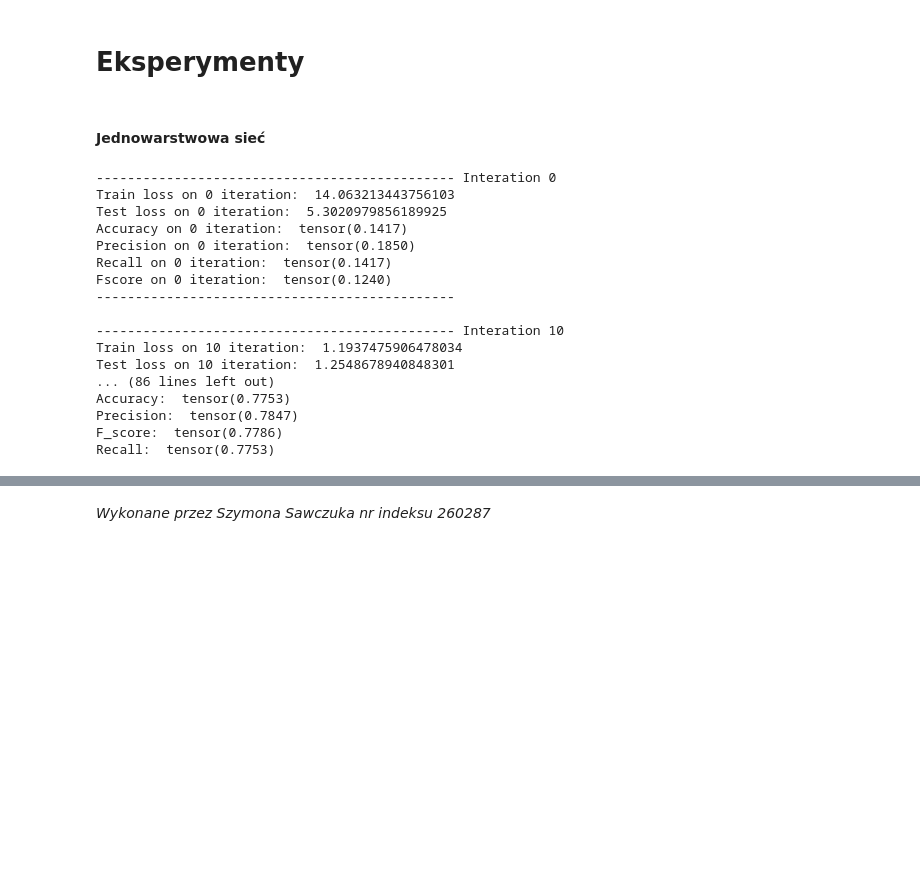
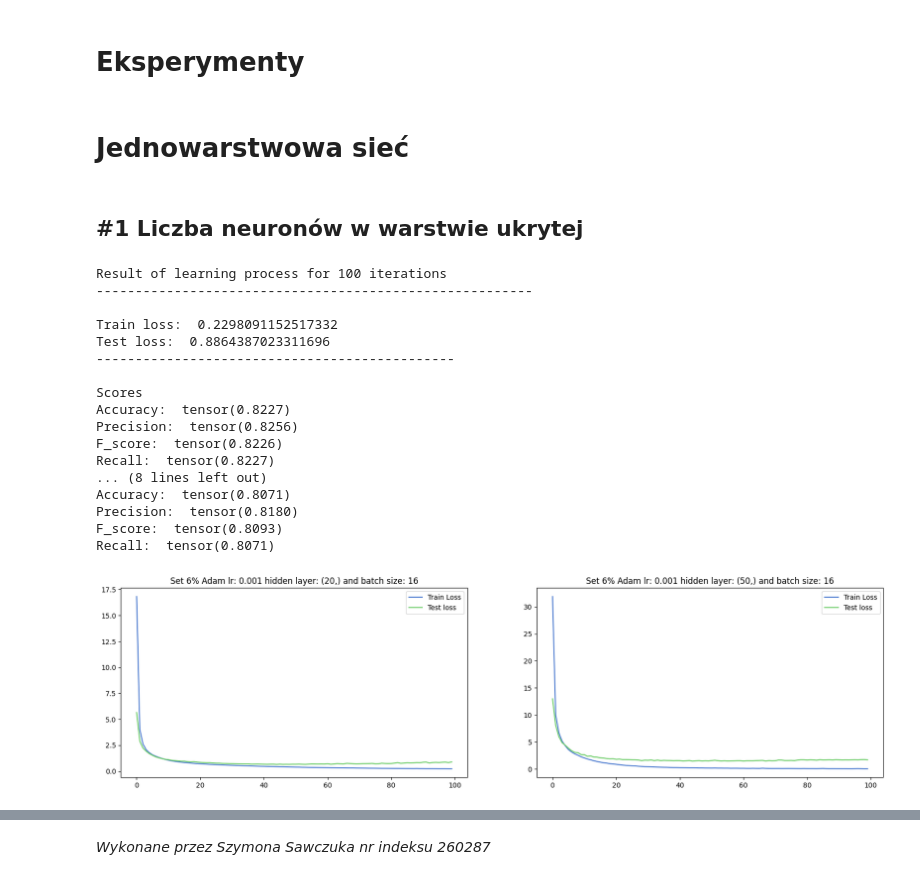
Before and after one commit to SzymonSawczuk/neural-networks, a Jupyter notebook: lab5/Ćwiczenie_5_Szymon_Sawczuk_260287.ipynb, the cells around one changed output, grey strips where cells are left out. Drawn from its saved outputs; the diff is of its cells as text; code cells hidden in the pictures; blank space fills up the shorter version.

```diff
--- a/lab5/Ćwiczenie_5_Szymon_Sawczuk_260287.ipynb
+++ b/lab5/Ćwiczenie_5_Szymon_Sawczuk_260287.ipynb
@@ -42,9 +42,6 @@ def get_subset(data: torchvision.datasets.mnist.FashionMNIST, percent: int) -> t
 # %%
 train_set = torchvision.datasets.FashionMNIST('path', download = True, train = True, transform = transforms.Compose([transforms.ToTensor()]))
 test_set = torchvision.datasets.FashionMNIST('path', download = True, train = False, transform = transforms.Compose([transforms.ToTensor()]))
-
-train_set = get_subset(train_set, 6)
-test_set = get_subset(test_set, 6)
 # %%
 data_loader_train = torch.utils.data.DataLoader(train_set, batch_size=16, shuffle=True)
 data_loader_test = torch.utils.data.DataLoader(test_set, batch_size=16, shuffle=True)
@@ -212,2 +243,13 @@ def plot_learning(losses: list, losses_test: list, title: str, axs = None):
+# %%
+plt.style.use('seaborn-v0_8-muted')
+
+# options [0] -> hidden_layers, [1] -> train_set, [2] -> test_set, [3] -> output_size, [4] -> batch_size
+def run_models(options, options_title):
+    fig, axs = plt.subplots(1, len(options), figsize=(20, 5))
+    for option_index, option in enumerate(options):
+        input_size = option[1][0][0].shape[1] * option[1][0][0].shape[2] # width times height of image
+        model = MultilayerNetwork(option[0], input_size, option[3])
+        result = train_model(model, option[1], option[2], option[4], optimizer, loss, max_iter, learning_rate, option[3], verb=verbose)
+        plot_learning(result[0], result[1], options_title[option_index], axs[option_index])
 # %% [markdown]
-<h4>Jednowarstwowa sieć</h4>
+<h1>Jednowarstwowa sieć</h1>
@@ -236,23 +256,29 @@ test_set_10 = get_subset(test_set, 10)
-# %%
-model = MultilayerNetwork(hiddenLayer_1, train_set[0][0].shape[1] * train_set[0][0].shape[2], 10)
-result = train_model(model, train_set, test_set, 16, optimizer, loss, max_iter, 0.0008, 10, verb=True)
-
-# plt.style.use('seaborn-muted')
-# %% [output]
----------------------------------------------- Interation 0
-Train loss on 0 iteration:  14.063213443756103
-Test loss on 0 iteration:  5.3020979856189925
-Accuracy on 0 iteration:  tensor(0.1417)
-Precision on 0 iteration:  tensor(0.1850)
-Recall on 0 iteration:  tensor(0.1417)
-Fscore on 0 iteration:  tensor(0.1240)
-----------------------------------------------
-
----------------------------------------------- Interation 10
-Train loss on 10 iteration:  1.1937475906478034
-Test loss on 10 iteration:  1.2548678940848301
-... (86 lines left out)
-Accuracy:  tensor(0.7753)
-Precision:  tensor(0.7847)
-F_score:  tensor(0.7786)
-Recall:  tensor(0.7753)
+# %% [markdown]
+<h2>#1 Liczba neuronów w warstwie ukrytej</h2>
+# %%
+options_neurons_size = [[hiddenLayer_20, train_set_6, test_set_6, 10, batch_size_1],
+                        [hiddenLayer_50, train_set_6, test_set_6, 10, batch_size_1]]
+
+options_neurons_titles = ["Set 6% Adam lr: " + str(learning_rate) + " hidden layer: " + str(hiddenLayer_20) + " and batch size: " + str(batch_size_1),
+                          "Set 6% Adam lr: " + str(learning_rate) + " hidden layer: " + str(hiddenLayer_50) + " and batch size: " + str(batch_size_1)]
+
+run_models(options_neurons_size, options_neurons_titles)
+# %% [output]
+Result of learning process for 100 iterations
+--------------------------------------------------------
+
+Train loss:  0.2298091152517332
+Test loss:  0.8864387023311696
+----------------------------------------------
+
+Scores
+Accuracy:  tensor(0.8227)
+Precision:  tensor(0.8256)
+F_score:  tensor(0.8226)
+Recall:  tensor(0.8227)
+... (8 lines left out)
+Accuracy:  tensor(0.8071)
+Precision:  tensor(0.8180)
+F_score:  tensor(0.8093)
+Recall:  tensor(0.8071)
+[figure, added]
```
Also changed, not shown: parts of 20 cells of this notebook.
